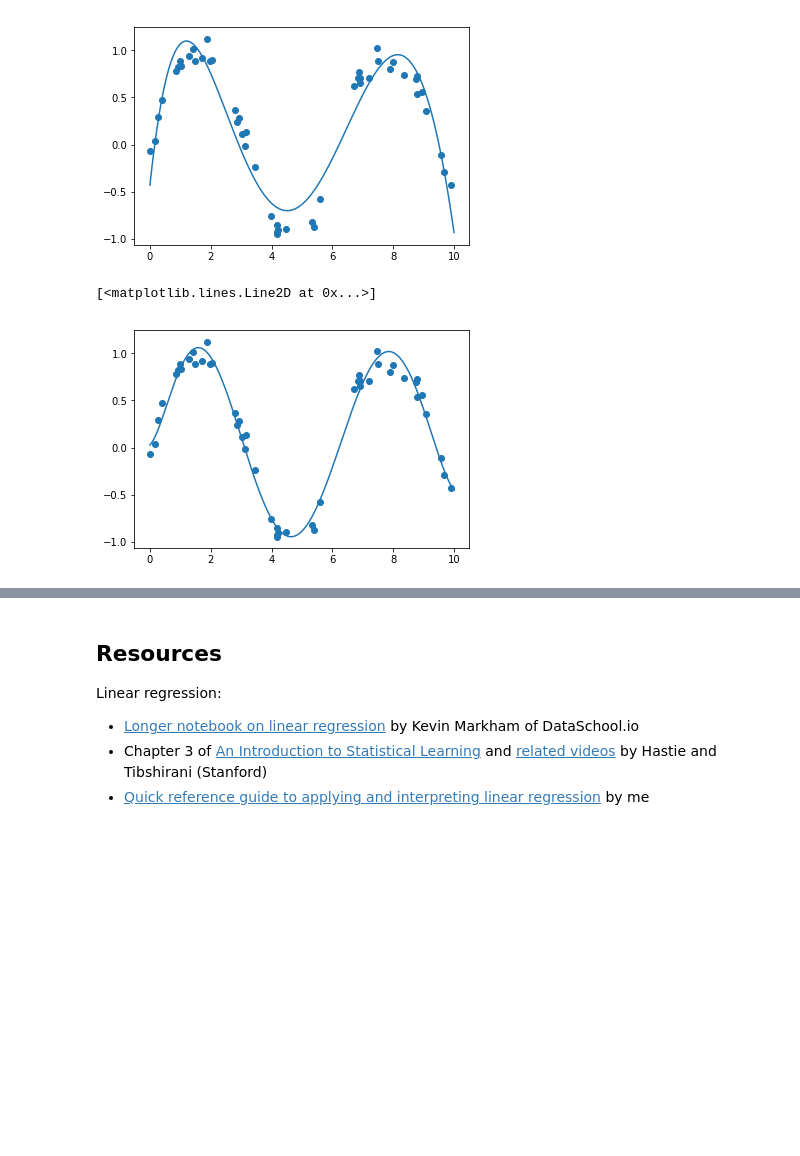
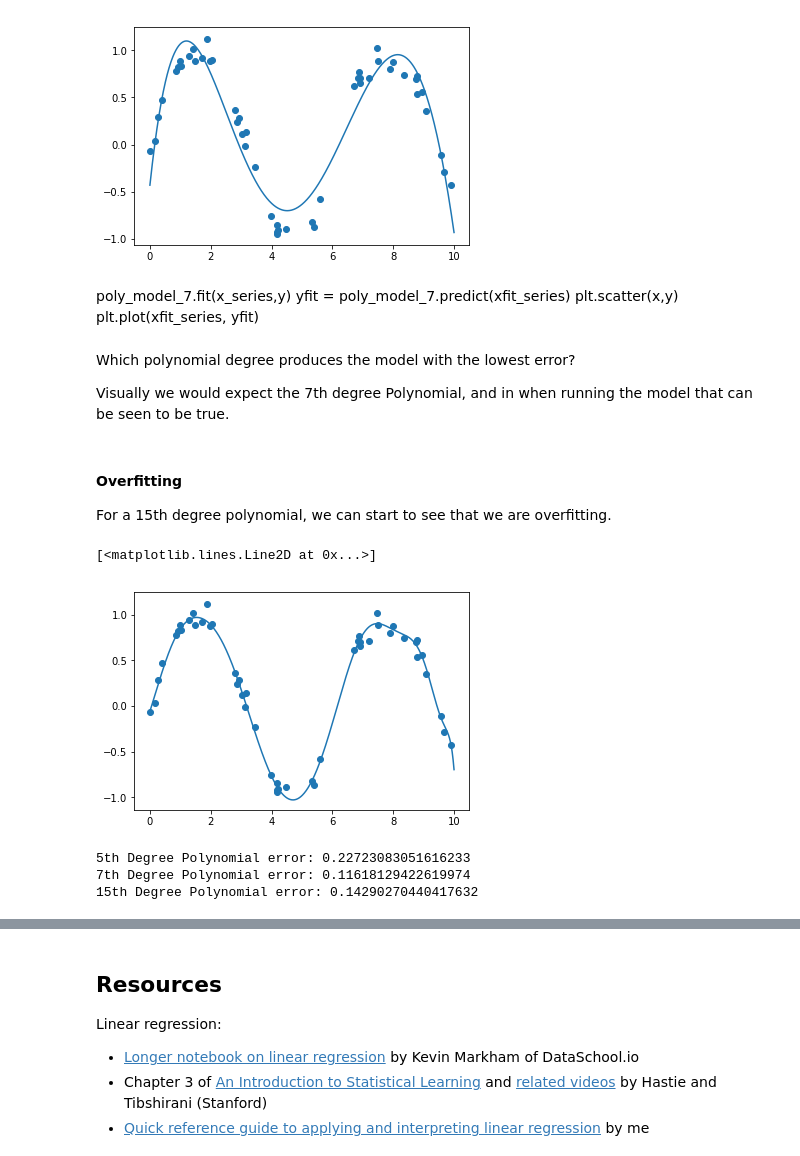
Before and after one commit to youngsoul/machinelearning101, a Jupyter notebook: 07_linear_regression.ipynb, the cells around one changed output, grey strips where cells are left out. Cells and saved outputs as stored; diff of their text form; code cells hidden in the pictures; blank space fills up the shorter version.

Commit message:
updated linear regression notebook,

```diff
--- a/07_linear_regression.ipynb
+++ b/07_linear_regression.ipynb
@@ -508,11 +508,39 @@ plt.plot(xfit_series, yfit)
 # %% [output]
 [<matplotlib.lines.Line2D at 0x...>]
 [figure]
+# %% [markdown]
+poly_model_7.fit(x_series,y)
+yfit = poly_model_7.predict(xfit_series)
+plt.scatter(x,y)
+plt.plot(xfit_series, yfit)
+# %% [markdown]
+Which polynomial degree produces the model with the lowest error?
+
+Visually we would expect the 7th degree Polynomial, and in when running the model that can be seen to be true.
+# %% [markdown]
+#### Overfitting
+
+For a 15th degree polynomial, we can start to see that we are overfitting.
 # %%
-poly_model_7.fit(x_series,y)
-yfit = poly_model_7.predict(xfit_series)
+poly_model_15 = make_pipeline(PolynomialFeatures(15), LinearRegression())
+
+poly_model_15.fit(x_series,y)
+yfit = poly_model_15.predict(xfit_series)
 plt.scatter(x,y)
 plt.plot(xfit_series, yfit)
 # %% [output]
 [<matplotlib.lines.Line2D at 0x...>]
-[figure, old version]
+[figure, new version]
+# %%
+poly7 = np.sqrt(-cross_val_score(poly_model_7, x_series, y, cv=10, scoring='neg_mean_squared_error')).mean()
+poly5 = np.sqrt(-cross_val_score(poly_model_5, x_series, y, cv=10, scoring='neg_mean_squared_error')).mean()
+poly15 = np.sqrt(-cross_val_score(poly_model_15, x_series, y, cv=10, scoring='neg_mean_squared_error')).mean()
+
+
+print(f"5th Degree Polynomial error: {poly5}")
+print(f"7th Degree Polynomial error: {poly7}")
+print(f"15th Degree Polynomial error: {poly15}")
+# %% [output]
+5th Degree Polynomial error: 0.22723083051616233
+7th Degree Polynomial error: 0.11618129422619974
+15th Degree Polynomial error: 0.14290270440417632
```
Also changed, not shown: parts of 4 cells of this notebook.
